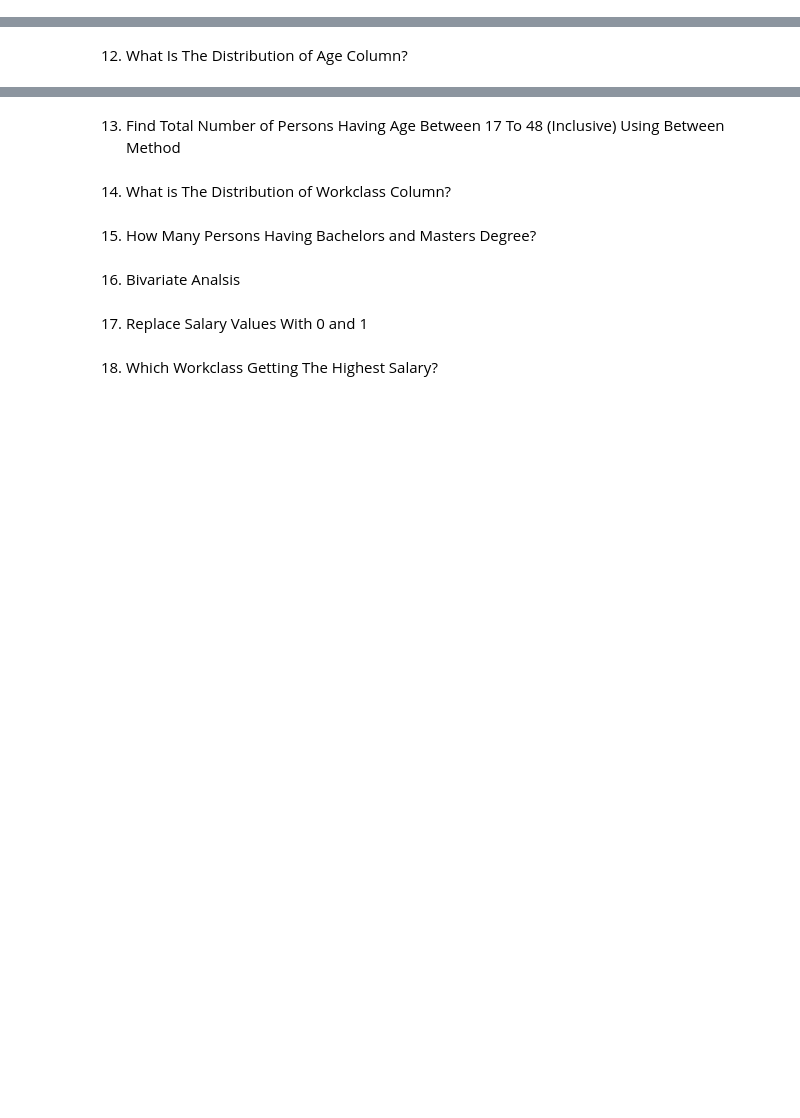
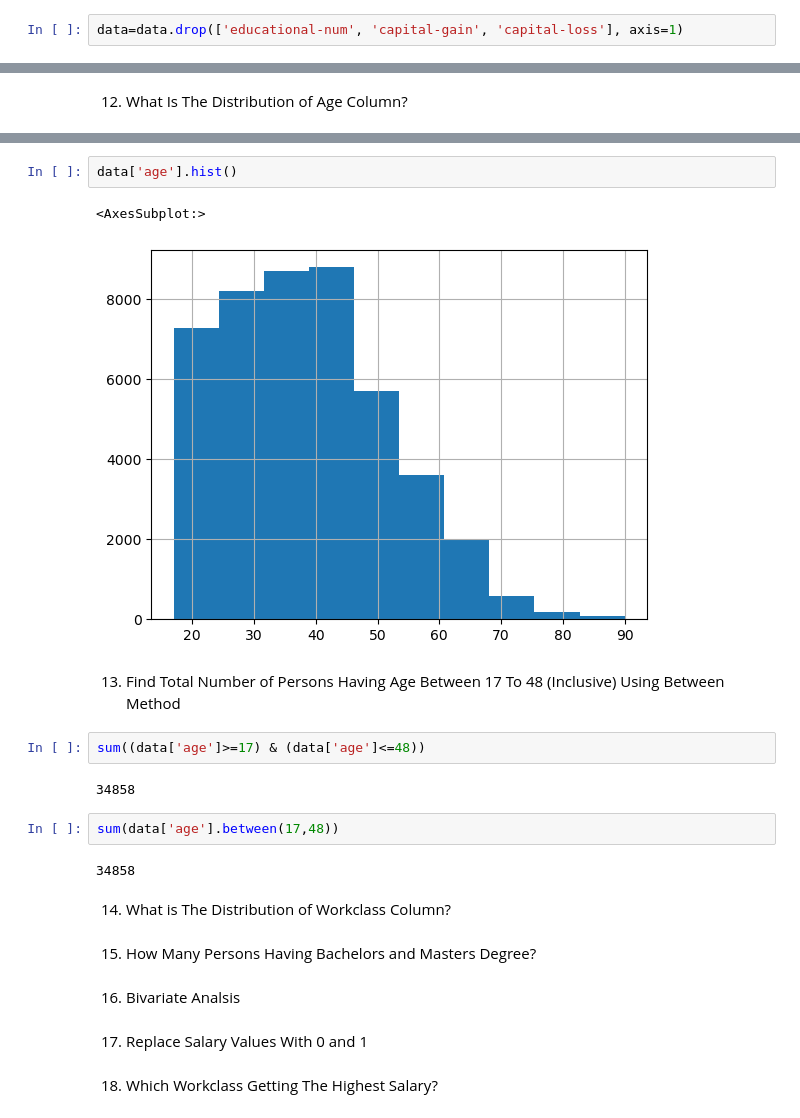
Before and after one commit to VOkhotnikova/Pnadas-Case-study, a Jupyter notebook: case-study-income.ipynb, the cells around one changed output, grey strips where cells are left out. Drawn from its saved outputs; the diff is of its cells as text; blank space fills up the shorter version.

```diff
--- a/case-study-income.ipynb
+++ b/case-study-income.ipynb
@@ -246,2 +249,4 @@ data.describe()
 # %% [markdown]
 11. Drop The Columns education-num, capital-gain, and capital-loss
+# %%
+data=data.drop(['educational-num', 'capital-gain', 'capital-loss'], axis=1)
@@ -250,5 +283,18 @@ data.describe()
+# %%
+data['age'].hist()
+# %% [output]
+<AxesSubplot:>
+[figure, added]
 # %% [markdown]
 13. Find Total Number of Persons Having Age Between 17 To 48 (Inclusive) Using Between Method
+# %%
+sum((data['age']>=17) & (data['age']<=48))
+# %% [output]
+34858
+# %%
+sum(data['age'].between(17,48))
+# %% [output]
+34858
 # %% [markdown]
 14. What is The Distribution of Workclass Column?
 # %% [markdown]
```
Also changed, not shown: parts of 3 cells of this notebook.
